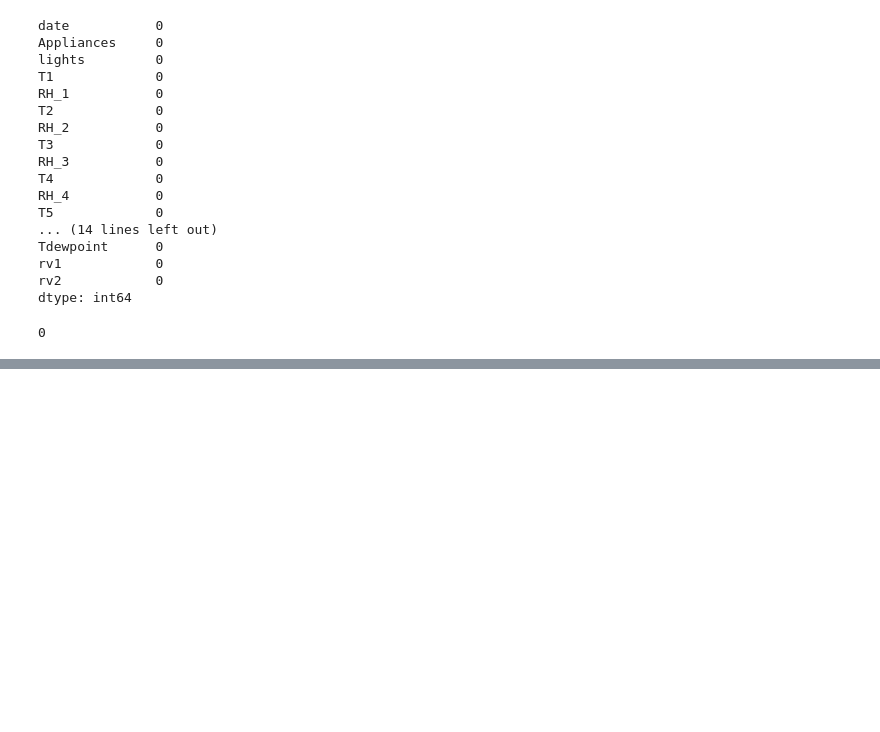
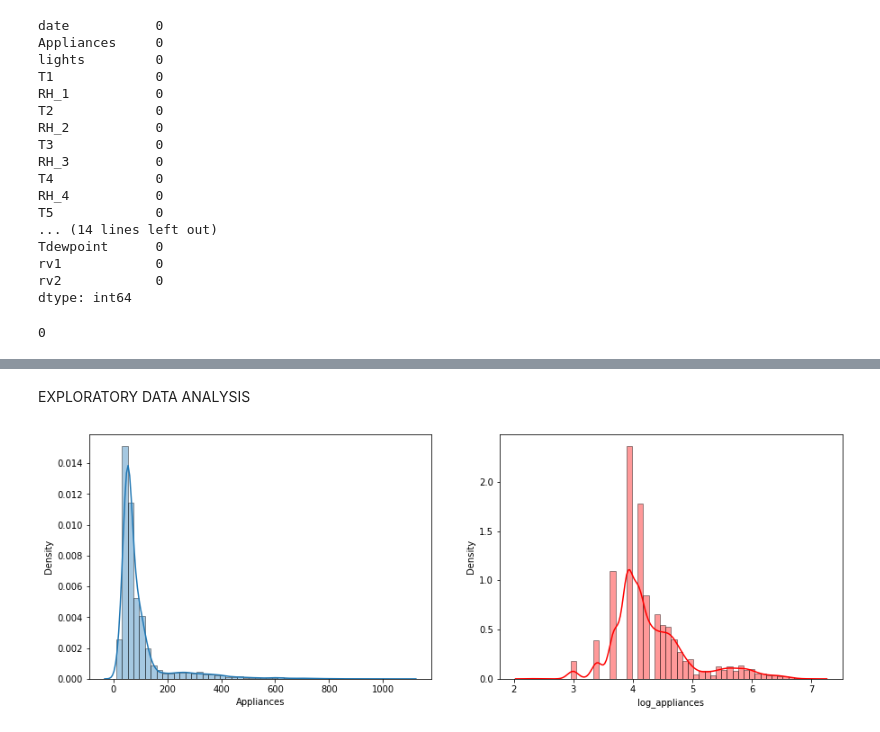
Before and after one commit to AnannyaSagar/Energy-Appliances-Prediction, a Jupyter notebook: Energy_Prediction_of_Appliances.ipynb, the cells around one changed output, grey strips where cells are left out. Drawn from its saved outputs; the diff is of its cells as text; code cells hidden in the pictures; blank space fills up the shorter version.

```diff
--- a/Energy_Prediction_of_Appliances.ipynb
+++ b/Energy_Prediction_of_Appliances.ipynb
@@ -187,3 +192,15 @@ df1['weekday'] = df1.date.dt.weekday
 df1['hour'] = df1.date.dt.hour
 # %%
 df1.drop('date',axis = True, inplace = True)
+# %% [markdown]
+EXPLORATORY DATA ANALYSIS
+# %%
+#log transformation of target variable
+df1['log_appliances'] = np.log(df1.Appliances)
+# %%
+# Distribution plot of 'Appliances' and log transformed 'Appliances' variable.
+fig, axes = plt.subplots(1, 2,figsize = (15,5))
+sns.distplot(df1['Appliances'],hist = True,hist_kws={'edgecolor':'black'},ax = axes[0])
+sns.distplot(df1['log_appliances'],hist = True,color = 'red', hist_kws={'edgecolor':'black'},ax = axes[1]);
+# %% [output]
+[figure, added]
```
Also changed, not shown: parts of 17 cells of this notebook.
